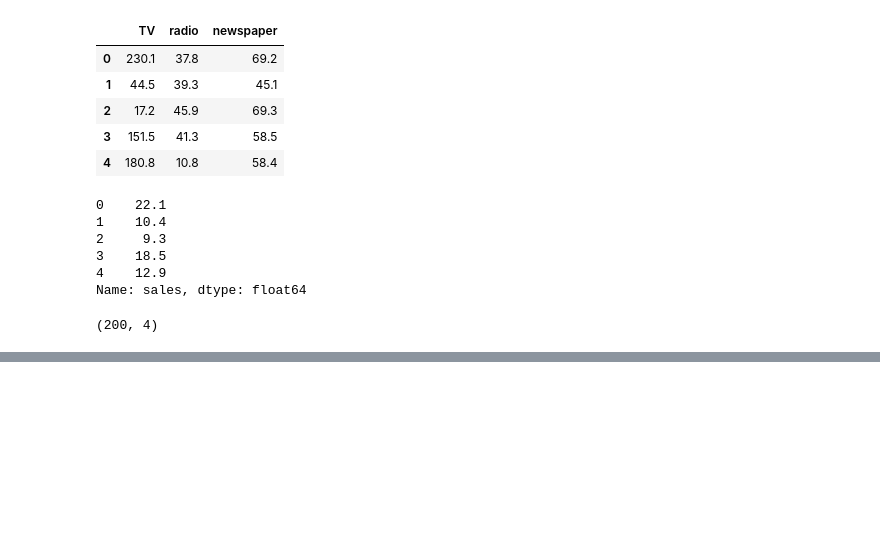
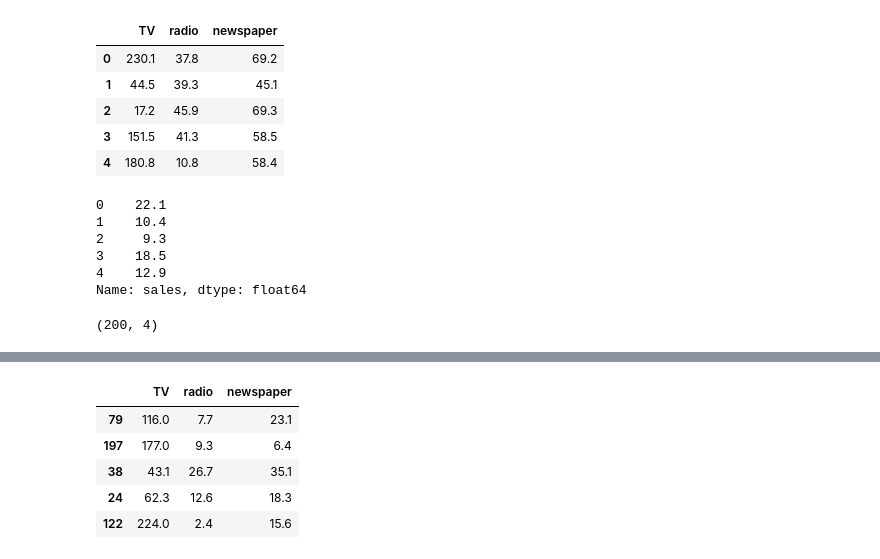
Before and after one commit to 111sweety/Multiple-Linear-Regression, a Jupyter notebook: multiple-linear-regression.ipynb, the cells around one changed output, grey strips where cells are left out. Saved outputs shown, nothing was run; the diff lists cells and outputs as text; code cells hidden in the pictures; blank space fills up the shorter version.

```diff
--- a/multiple-linear-regression.ipynb
+++ b/multiple-linear-regression.ipynb
@@ -392,0 +416,9 @@ ModuleNotFoundError: No module named 'sklearn'
+# %%
+X_train.head()
+# %% [output]
+|  | TV | radio | newspaper |
+| 79 | 116.0 | 7.7 | 23.1 |
+| 197 | 177.0 | 9.3 | 6.4 |
+| 38 | 43.1 | 26.7 | 35.1 |
+| 24 | 62.3 | 12.6 | 18.3 |
+| 122 | 224.0 | 2.4 | 15.6 |
```
Also changed, not shown: parts of 3 cells of this notebook.
